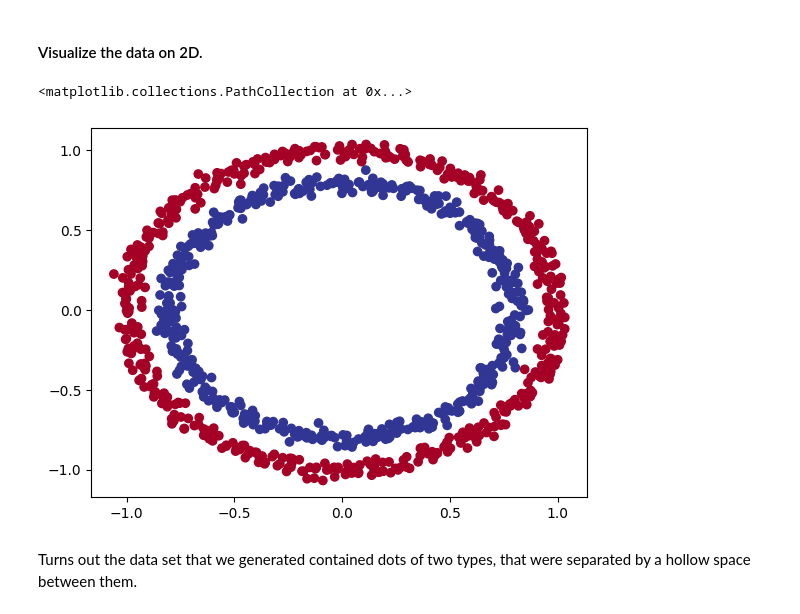
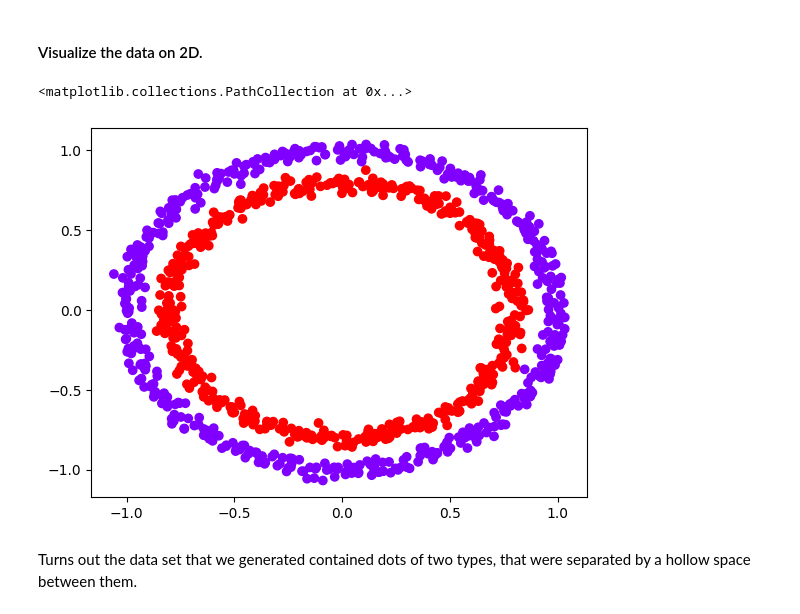
Before and after one commit to being-aerys/Deep_Learning_Marathon_with_PyTorch, a Jupyter notebook: source/16_binary_classification_with_toy_dataset.ipynb, the cells around one changed output. Drawn from its saved outputs; the diff is of its cells as text; code cells hidden in the pictures.

Commit message:
update visualization code and comments.

```diff
--- a/source/16_binary_classification_with_toy_dataset.ipynb
+++ b/source/16_binary_classification_with_toy_dataset.ipynb
@@ -53,13 +51,13 @@ circles_df.head(10)
 # %%
 import matplotlib.pyplot as plt
 
 plt.scatter(x= X[:,0],
             y = X[:,1],
             c = y,
-            cmap=plt.cm.RdYlBu)
+            cmap=plt.cm.rainbow)
 # %% [output]
 <matplotlib.collections.PathCollection at 0x...>
-[figure, old version]
+[figure, new version]
 # %% [markdown]
 Turns out the data set that we generated contained dots of two types, that were separated by a hollow space between them.
 # %% [markdown]
```
Also changed, not shown: parts of 18 cells of this notebook.
